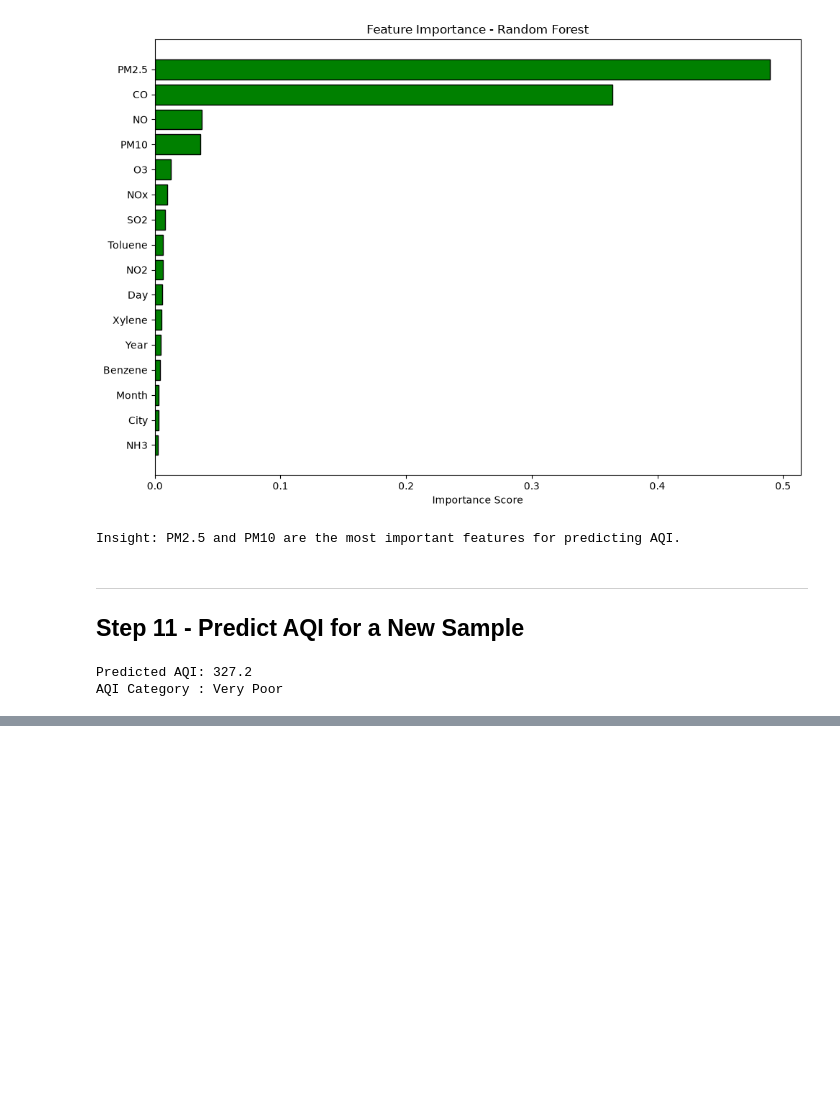
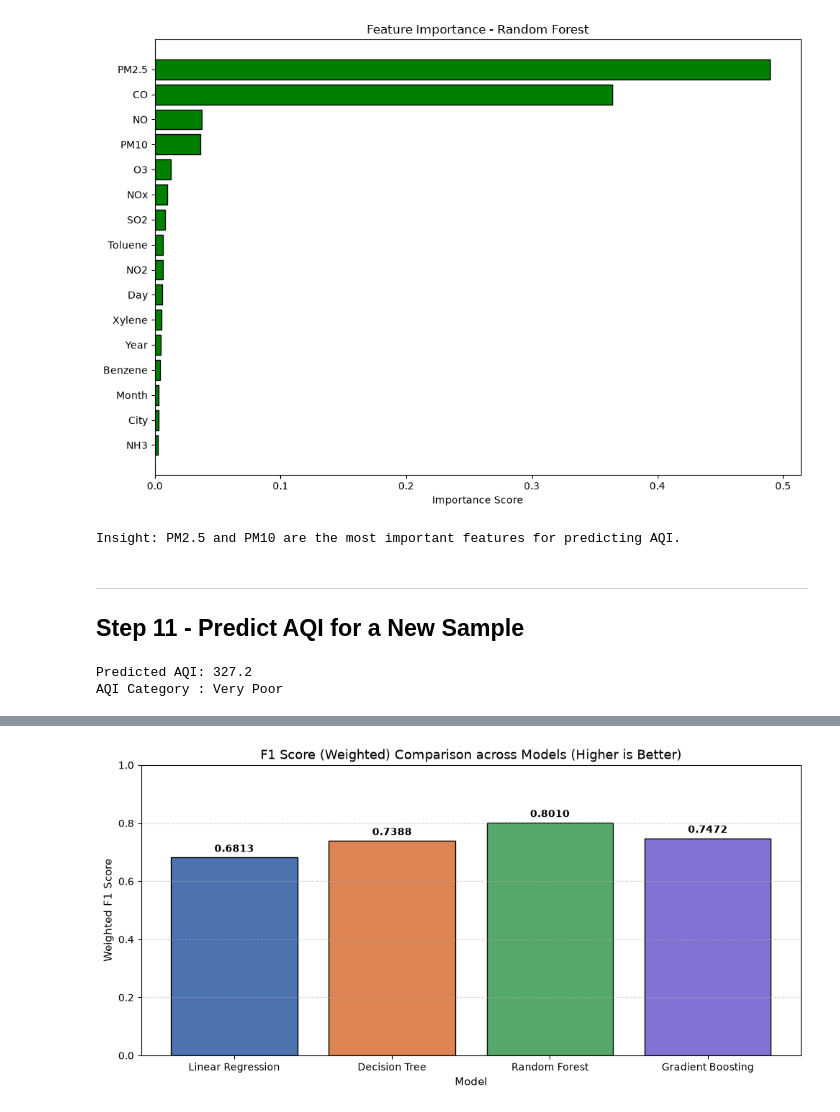
Before and after one commit to RiteshJadhav283/AQI-prediction-Model, a Jupyter notebook: src/AQI_quality_Prediction.ipynb, the cells around one changed output, grey strips where cells are left out. Drawn from its saved outputs; the diff is of its cells as text; code cells hidden in the pictures; blank space fills up the shorter version.

Commit message:
Add quick city filter options and update model evaluation

```diff
--- a/src/AQI_quality_Prediction.ipynb
+++ b/src/AQI_quality_Prediction.ipynb
@@ -473,16 +473,7 @@ print("Testing set size:", len(X_test))
 Training set size: 19880
 Testing set size: 4970
 # %%
-# Feature Scaling using StandardScaler
-# This is needed for Linear Regression
-# It makes all features have same scale (mean=0, std=1)
-# We fit on training data only to avoid data leakage
-
-scaler = StandardScaler()
-X_train_scaled = scaler.fit_transform(X_train)
-X_test_scaled  = scaler.transform(X_test)
-
-print("Feature scaling done!")
++
 # %% [output]
 Feature scaling done!
 # %% [markdown]
@@ -819,3 +893,22 @@ AQI Category : Very Poor
+# %%
+# Bar chart comparing Weighted F1 Score across models
+models = comparison_df["Model"]
+f1_values = comparison_df["Weighted F1"]
+
+plt.figure(figsize=(10, 5))
+bars = plt.bar(models, f1_values, color=["#4C72B0", "#DD8452", "#55A868", "#8172D3"], edgecolor="black")
+plt.title("F1 Score (Weighted) Comparison across Models (Higher is Better)", fontsize=13)
+plt.xlabel("Model", fontsize=11)
+plt.ylabel("Weighted F1 Score", fontsize=11)
+plt.ylim(0, 1.0)
+for bar in bars:
+    height = bar.get_height()
+    plt.text(bar.get_x() + bar.get_width()/2., height + 0.02, f"{height:.4f}", ha="center", fontsize=10, fontweight="bold")
+plt.grid(axis="y", linestyle="--", alpha=0.5)
+plt.tight_layout()
+plt.show()
+# %% [output]
+[figure, added]
 # %% [markdown]
 ---
 ## Conclusion
```
Also changed, not shown: parts of 3 cells of this notebook, 4 other files.
